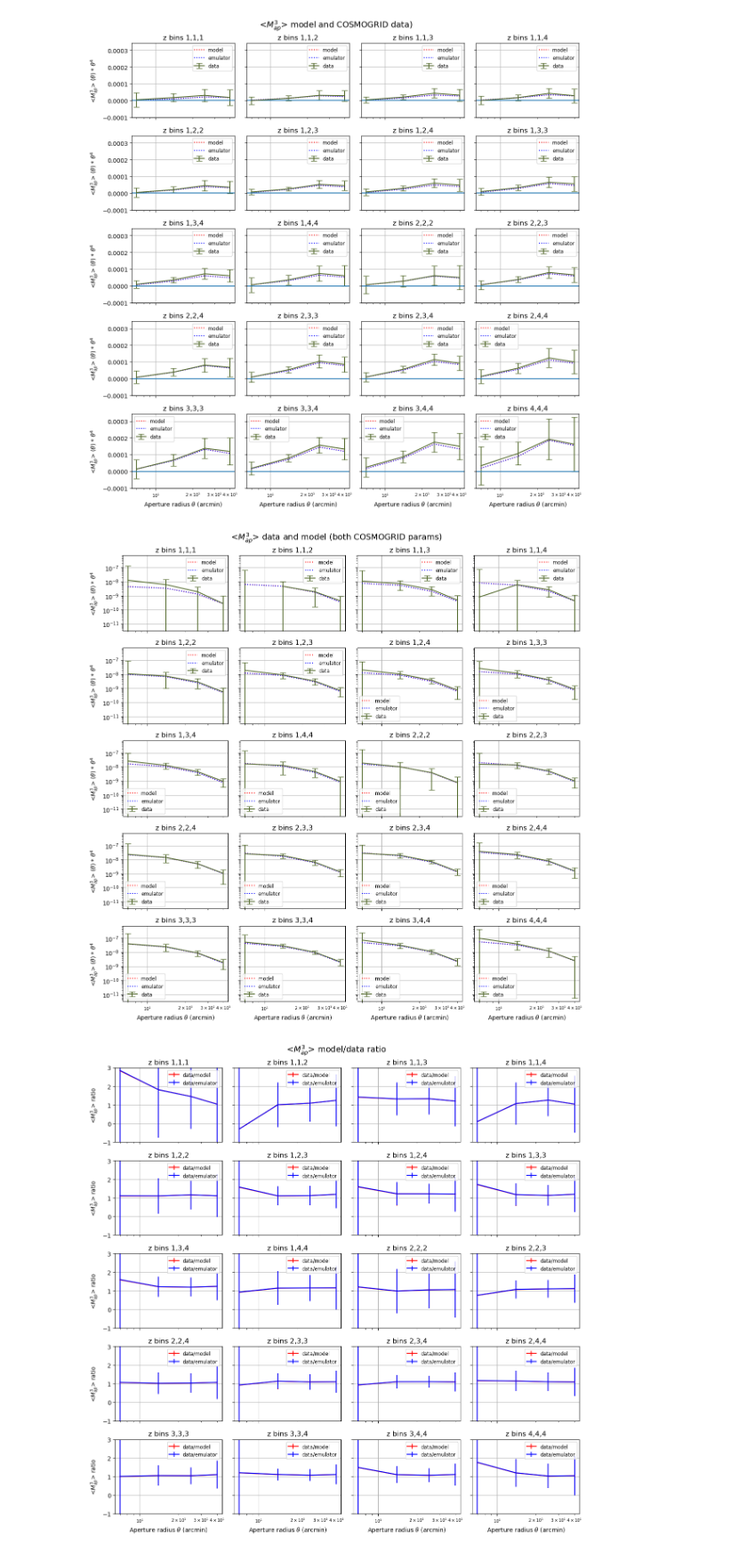
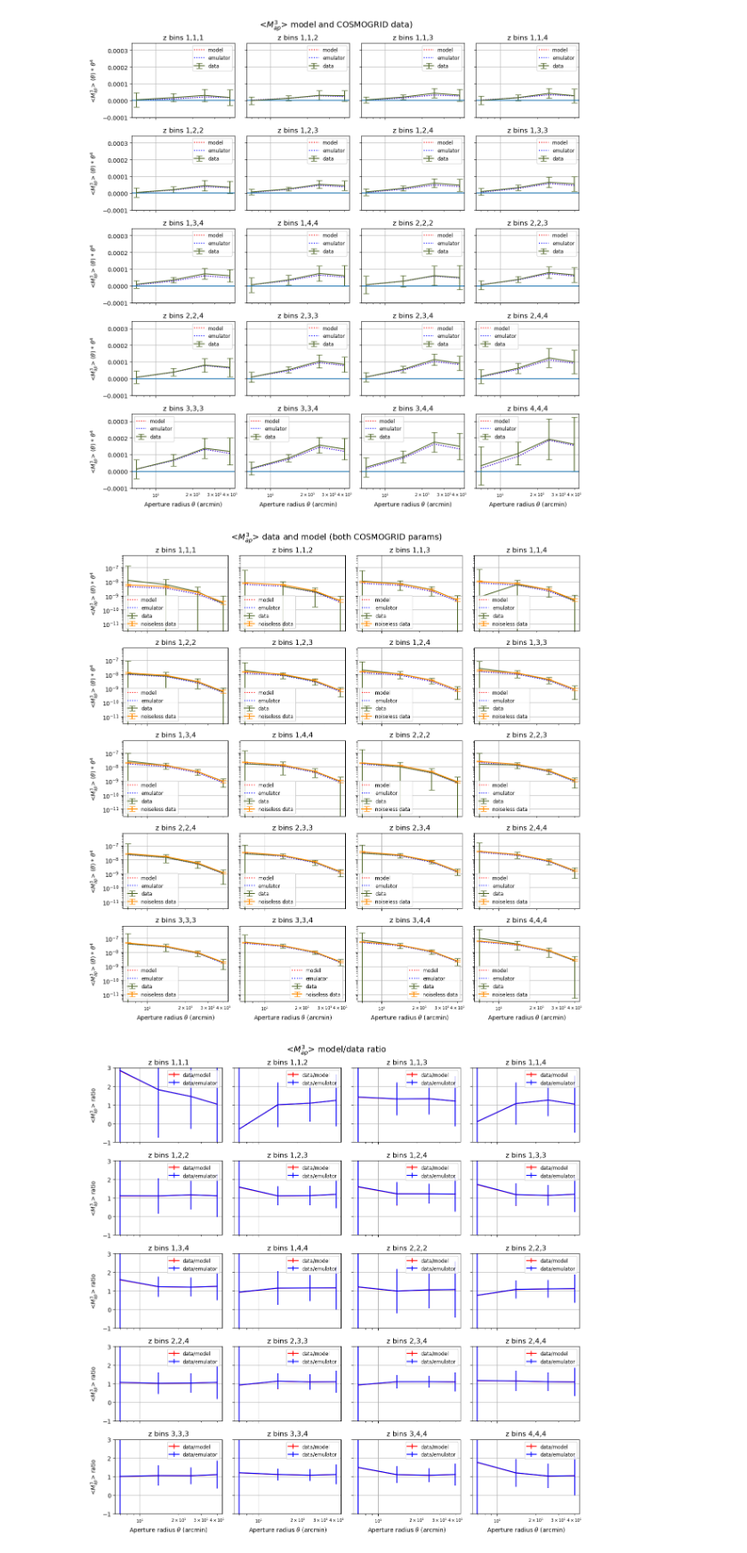
Before and after one commit to rchgomes/3pcf_integrator, a Jupyter notebook: plot-notebooks/Model_with_cosmogrid_params.ipynb, the cells around one changed output. Shown at 89% size. Saved outputs shown, nothing was run; the diff lists cells and outputs as text; code cells hidden in the pictures.

```diff
--- a/plot-notebooks/Model_with_cosmogrid_params.ipynb
+++ b/plot-notebooks/Model_with_cosmogrid_params.ipynb
@@ -90,6 +90,7 @@ plt.show()
 # %%
 data_sections = np.split(datavector_0, 20)
 errors = np.sqrt(np.diag(cov))
+errors1 = np.sqrt(np.diag(cov1))
 
 indx = [[1,1,1],[1,1,2],[1,1,3],[1,1,4],[1,2,2],[1,2,3],[1,2,4],[1,3,3],[1,3,4],[1,4,4],[2,2,2],
         [2,2,3],[2,2,4],[2,3,3],[2,3,4],[2,4,4],[3,3,3],[3,3,4],[3,4,4],[4,4,4]]
@@ -102,34 +103,36 @@ axs = axs.flatten()
 # Iterate over each subplot and plot the data
 for i, ax in enumerate(axs):
     x_values = np.array([7,14,25,40])
     y_values = data_sections[i]
+    y_values1 = data_sections1[i]
     ax.errorbar(x_values, x_values*y_values, yerr=x_values*errors[i*4:i*4+4], color='darkolivegreen', capsize=5, label='data')
+    ax.errorbar(x_values, x_values*y_values1, yerr=x_values*errors1[i*4:i*4+4], color='darkorange', capsize=5, label='noiseless data')
     ax.plot(x_values, theory_sections[i]*x_values, color='r', ls=':',label='model')
     ax.plot(x_values, emulator_sections[i]*x_values, color='b', ls=':',label='emulator')
     ax.set_title(f'z bins {indx[i][0]},{indx[i][1]},{indx[i][2]}')
     if i >= 16:
         ax.set_xlabel(r"Aperture radius $\theta$ (arcmin)")
 
     ax.tick_params(axis='x', which='both', labelsize=7)
 
     # Set y labels only for the leftmost column of subplots
     if i % 4 == 0:
         ax.set_ylabel(r"<$M_{ap}^3$> ($\theta$) * $\theta^4$")
 
     ax.set_yscale("log")
     ax.set_xscale("log")
     ax.grid()
     ax.legend(fontsize='small')
 
 fig.suptitle(r"<$M_{ap}^3$> data and model (both COSMOGRID params)", fontsize=14)
 
 # Adjust layout to prevent overlap of subplots
 plt.tight_layout()
 
 # Show the plot
 plt.show()
 # %% [output]
-[figure, old version]
+[figure, new version]
 # %%
 data_sections = np.split(datavector_0, 20)
 errors = np.sqrt(np.diag(cov))
```
Also changed, not shown: parts of 8 cells of this notebook, 1 other file.
